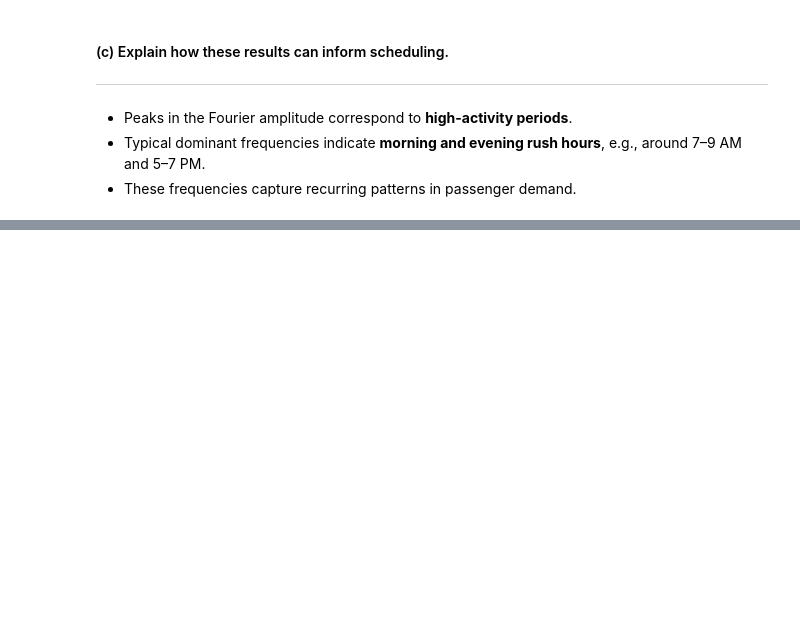
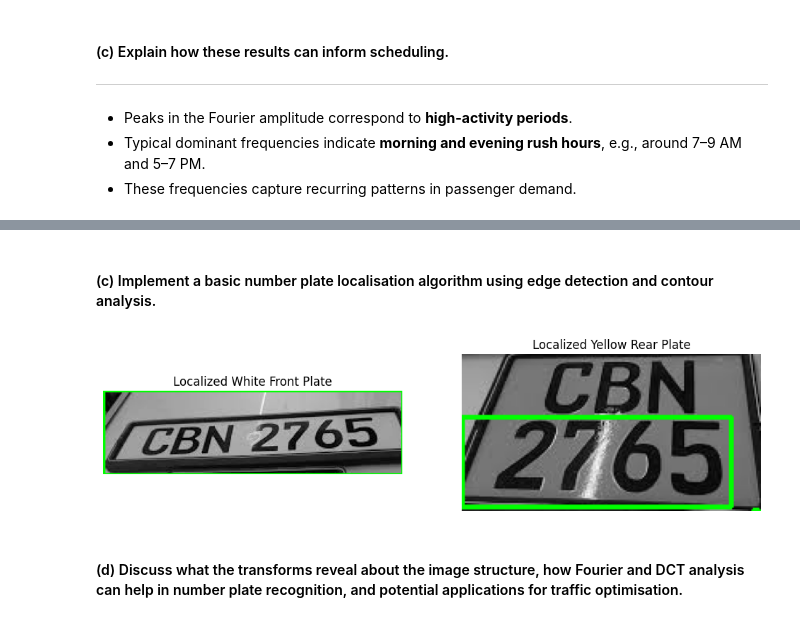
Before and after one commit to visharaaa/Math-CW-25, a Jupyter notebook: 2425578.ipynb, the cells around one changed output, grey strips where cells are left out. Cells and saved outputs as stored; diff of their text form; code cells hidden in the pictures; blank space fills up the shorter version.

```diff
--- a/2425578.ipynb
+++ b/2425578.ipynb
@@ -296,0 +406,35 @@ plt.show()
+# %% [markdown]
+#### (c) Implement a basic number plate localisation algorithm using edge detection and contour analysis.
+# %%
+# Function to localise plate within its own cropped image
+def localise_plate_cropped(img_gray):
+    edges = cv2.Canny(img_gray, 100, 200)
+    contours, _ = cv2.findContours(edges, cv2.RETR_EXTERNAL, cv2.CHAIN_APPROX_SIMPLE)
+    result = cv2.cvtColor(img_gray, cv2.COLOR_GRAY2RGB)
+    for cnt in contours:
+        x, y, w, h = cv2.boundingRect(cnt)
+        aspect_ratio = w / float(h)
+        if 2 < aspect_ratio < 6:
+            cv2.rectangle(result, (x, y), (x+w, y+h), (0,255,0), 2)
+    return result
+
+# Apply localisation on cropped plates
+white_loc = localise_plate_cropped(white_plate_gray)
+yellow_loc = localise_plate_cropped(yellow_plate_gray)
+
+# Display
+plt.figure(figsize=(12,6))
+plt.subplot(1,2,1)
+plt.imshow(white_loc)
+plt.title('Localized White Front Plate')
+plt.axis('off')
+
+plt.subplot(1,2,2)
+plt.imshow(yellow_loc)
+plt.title('Localized Yellow Rear Plate')
+plt.axis('off')
+plt.show()
+# %% [output]
+[figure, added]
+# %% [markdown]
+#### (d) Discuss what the transforms reveal about the image structure, how Fourier and DCT analysis can help in number plate recognition, and potential applications for traffic optimisation.
```
Also changed, not shown: parts of 6 cells of this notebook.
